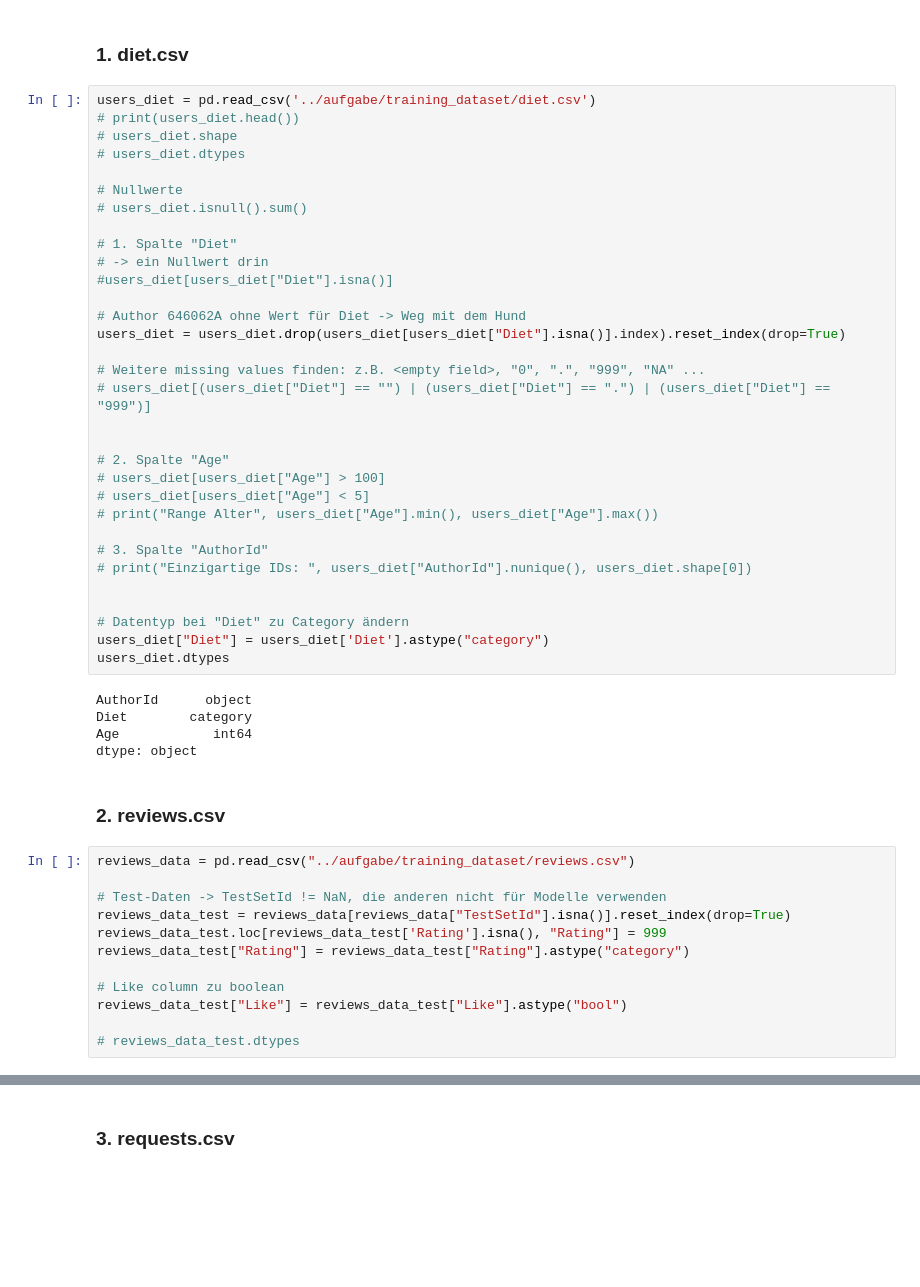
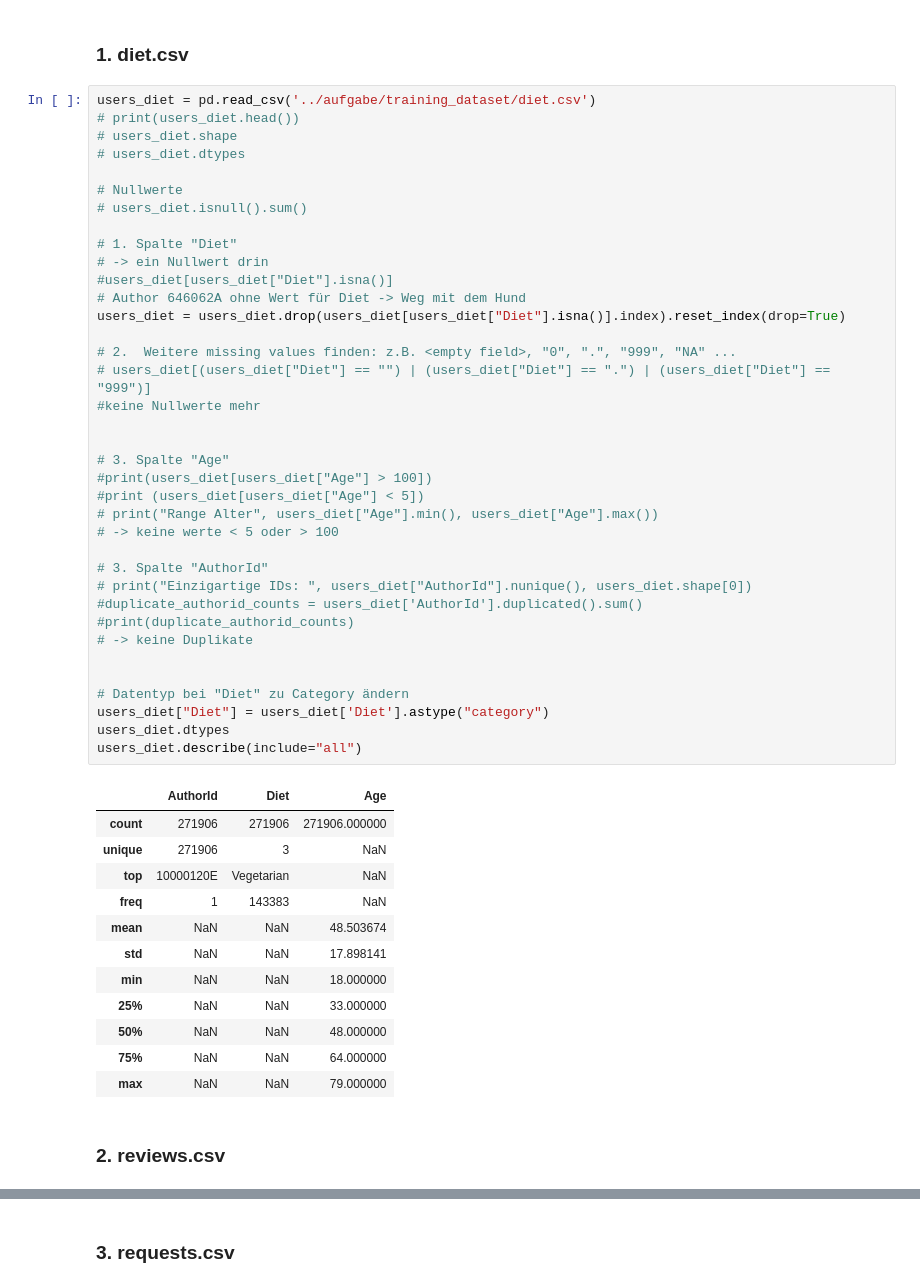
Before and after one commit to marcolutz00/AC-Cup, a Jupyter notebook: solution-1.0/solution.ipynb, the cells around one changed output, grey strips where cells are left out. Saved outputs shown, nothing was run; the diff lists cells and outputs as text; blank space fills up the shorter version.

Commit message:
frytz data cleaning 1-3

```diff
--- a/solution-1.0/solution.ipynb
+++ b/solution-1.0/solution.ipynb
@@ -17,51 +18,52 @@ random_seed = 2024
 # %%
 users_diet = pd.read_csv('../aufgabe/training_dataset/diet.csv')
 # print(users_diet.head())
 # users_diet.shape
 # users_diet.dtypes
 
 # Nullwerte
 # users_diet.isnull().sum()
 
 # 1. Spalte "Diet"
 # -> ein Nullwert drin
 #users_diet[users_diet["Diet"].isna()]
-
 # Author 646062A ohne Wert für Diet -> Weg mit dem Hund
 users_diet = users_diet.drop(users_diet[users_diet["Diet"].isna()].index).reset_index(drop=True)
 
-# Weitere missing values finden: z.B. <empty field>, "0", ".", "999", "NA" ...
+# 2.  Weitere missing values finden: z.B. <empty field>, "0", ".", "999", "NA" ...
 # users_diet[(users_diet["Diet"] == "") | (users_diet["Diet"] == ".") | (users_diet["Diet"] == "999")]
+#keine Nullwerte mehr
 
 
-# 2. Spalte "Age"
-# users_diet[users_diet["Age"] > 100]
-# users_diet[users_diet["Age"] < 5]
+# 3. Spalte "Age"
+#print(users_diet[users_diet["Age"] > 100])
+#print (users_diet[users_diet["Age"] < 5])
 # print("Range Alter", users_diet["Age"].min(), users_diet["Age"].max())
+# -> keine werte < 5 oder > 100
 
 # 3. Spalte "AuthorId"
 # print("Einzigartige IDs: ", users_diet["AuthorId"].nunique(), users_diet.shape[0])
+#duplicate_authorid_counts = users_diet['AuthorId'].duplicated().sum()
+#print(duplicate_authorid_counts)
+# -> keine Duplikate
 
 
 # Datentyp bei "Diet" zu Category ändern
 users_diet["Diet"] = users_diet['Diet'].astype("category")
 users_diet.dtypes
+users_diet.describe(include="all")
 # %% [output]
-AuthorId      object
-Diet        category
-Age            int64
-dtype: object
+|  | AuthorId | Diet | Age |
+| count | 271906 | 271906 | 271906.000000 |
+| unique | 271906 | 3 | NaN |
+| top | 10000120E | Vegetarian | NaN |
+| freq | 1 | 143383 | NaN |
+| mean | NaN | NaN | 48.503674 |
+| std | NaN | NaN | 17.898141 |
+| min | NaN | NaN | 18.000000 |
+| 25% | NaN | NaN | 33.000000 |
+| 50% | NaN | NaN | 48.000000 |
+| 75% | NaN | NaN | 64.000000 |
+| max | NaN | NaN | 79.000000 |
 # %% [markdown]
 ### 2. reviews.csv
-# %%
-reviews_data = pd.read_csv("../aufgabe/training_dataset/reviews.csv")
-
-# Test-Daten -> TestSetId != NaN, die anderen nicht für Modelle verwenden
-reviews_data_test = reviews_data[reviews_data["TestSetId"].isna()].reset_index(drop=True)
-reviews_data_test.loc[reviews_data_test['Rating'].isna(), "Rating"] = 999
-reviews_data_test["Rating"] = reviews_data_test["Rating"].astype("category")
-
-# Like column zu boolean
-reviews_data_test["Like"] = reviews_data_test["Like"].astype("bool")
-
-# reviews_data_test.dtypes
```
Also changed, not shown: parts of 4 cells of this notebook.
